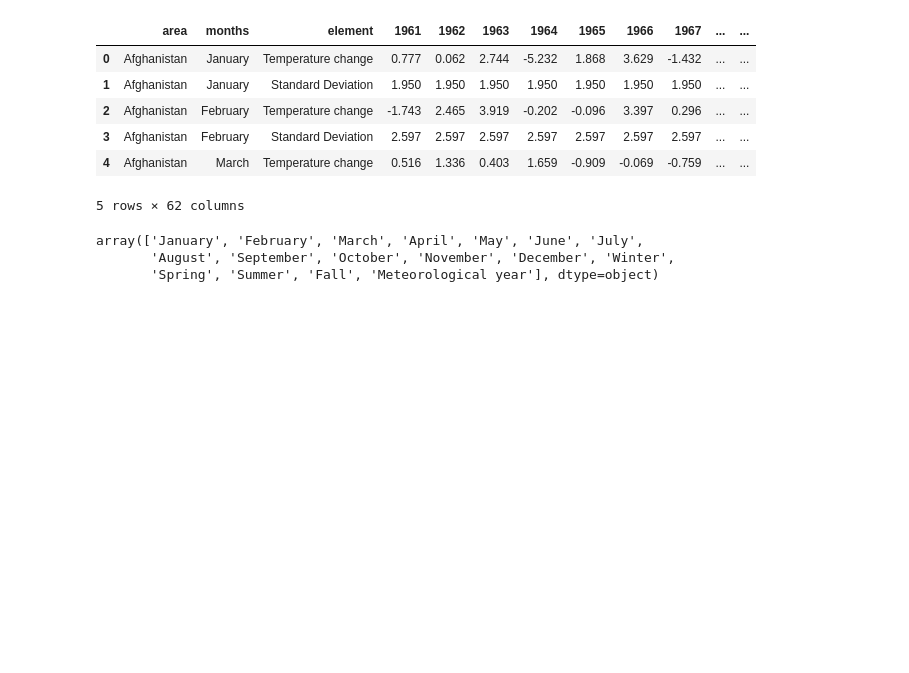
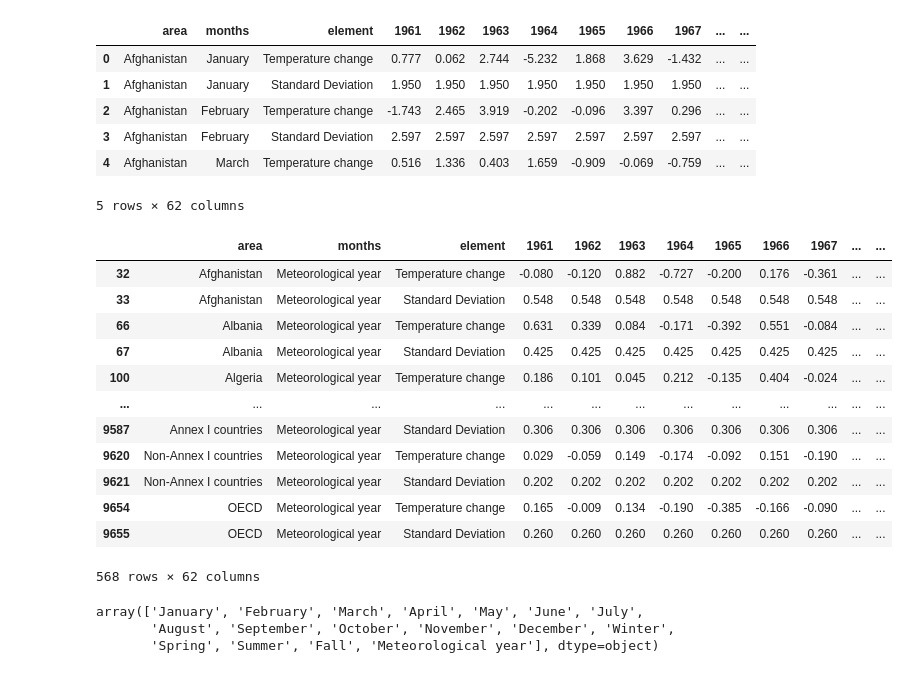
Before and after one commit to Prashant24759/climate-change, a Jupyter notebook: global-warming.ipynb, the cells around one changed output. Saved outputs shown, nothing was run; the diff lists cells and outputs as text; code cells hidden in the pictures; blank space fills up the shorter version.

```diff
--- a/global-warming.ipynb
+++ b/global-warming.ipynb
@@ -58,3 +56,19 @@ df.head()
+# %%
+df[df['months'] == 'Meteorological year']
+# %% [output]
+|  | area | months | element | 1961 | 1962 | 1963 | 1964 | 1965 | 1966 | 1967 | ... | ... |
+| 32 | Afghanistan | Meteorological year | Temperature change | -0.080 | -0.120 | 0.882 | -0.727 | -0.200 | 0.176 | -0.361 | ... | ... |
+| 33 | Afghanistan | Meteorological year | Standard Deviation | 0.548 | 0.548 | 0.548 | 0.548 | 0.548 | 0.548 | 0.548 | ... | ... |
+| 66 | Albania | Meteorological year | Temperature change | 0.631 | 0.339 | 0.084 | -0.171 | -0.392 | 0.551 | -0.084 | ... | ... |
+| 67 | Albania | Meteorological year | Standard Deviation | 0.425 | 0.425 | 0.425 | 0.425 | 0.425 | 0.425 | 0.425 | ... | ... |
+| 100 | Algeria | Meteorological year | Temperature change | 0.186 | 0.101 | 0.045 | 0.212 | -0.135 | 0.404 | -0.024 | ... | ... |
+| ... | ... | ... | ... | ... | ... | ... | ... | ... | ... | ... | ... | ... |
+| 9587 | Annex I countries | Meteorological year | Standard Deviation | 0.306 | 0.306 | 0.306 | 0.306 | 0.306 | 0.306 | 0.306 | ... | ... |
+| 9620 | Non-Annex I countries | Meteorological year | Temperature change | 0.029 | -0.059 | 0.149 | -0.174 | -0.092 | 0.151 | -0.190 | ... | ... |
+| 9621 | Non-Annex I countries | Meteorological year | Standard Deviation | 0.202 | 0.202 | 0.202 | 0.202 | 0.202 | 0.202 | 0.202 | ... | ... |
+| 9654 | OECD | Meteorological year | Temperature change | 0.165 | -0.009 | 0.134 | -0.190 | -0.385 | -0.166 | -0.090 | ... | ... |
+| 9655 | OECD | Meteorological year | Standard Deviation | 0.260 | 0.260 | 0.260 | 0.260 | 0.260 | 0.260 | 0.260 | ... | ... |
+568 rows × 62 columns
 # %%
 months = ['January', 'February', 'March', 'April', 'May', 'June', 'July',
        'August', 'September', 'October', 'November', 'December']
```
Also changed, not shown: parts of 3 cells of this notebook, 1 other file.
